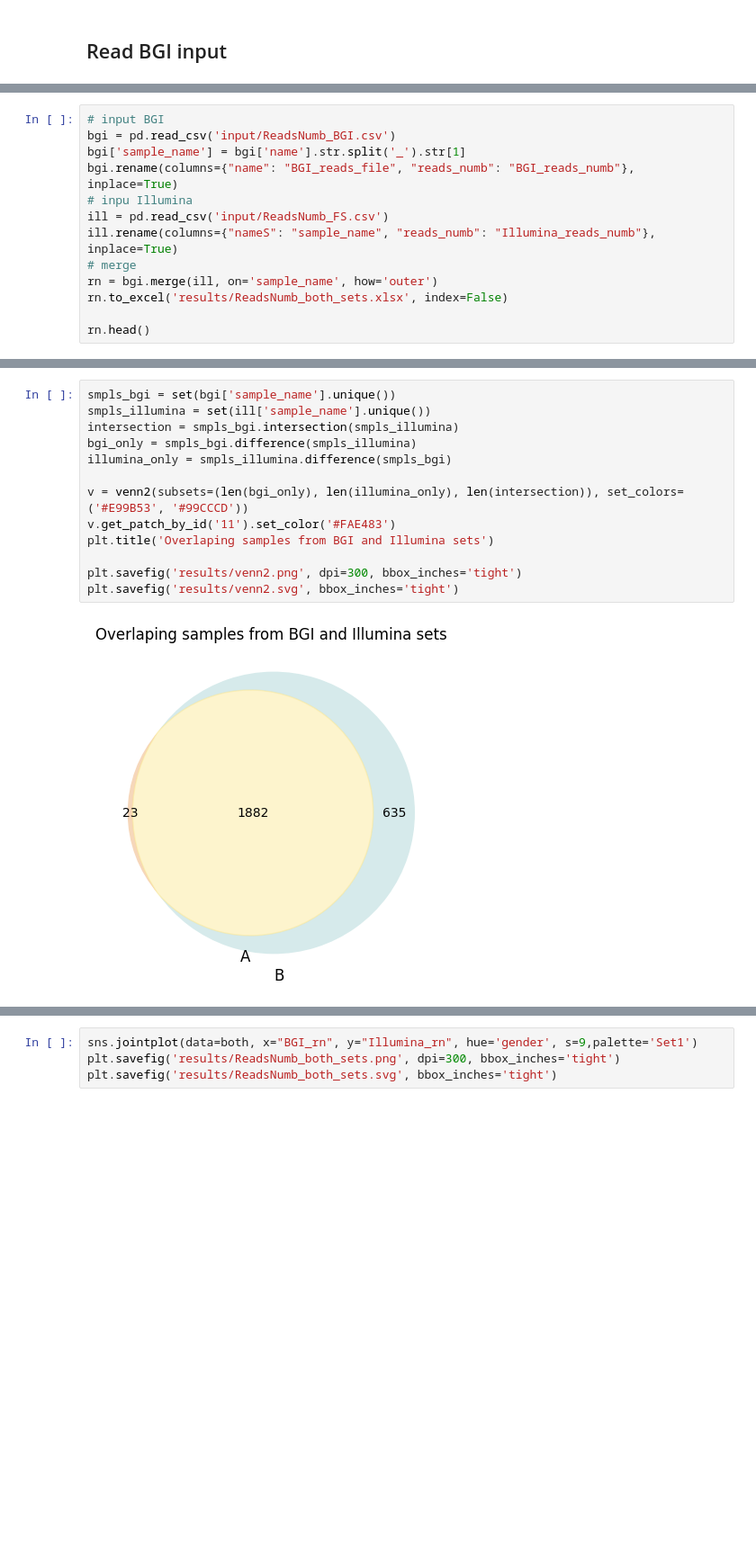
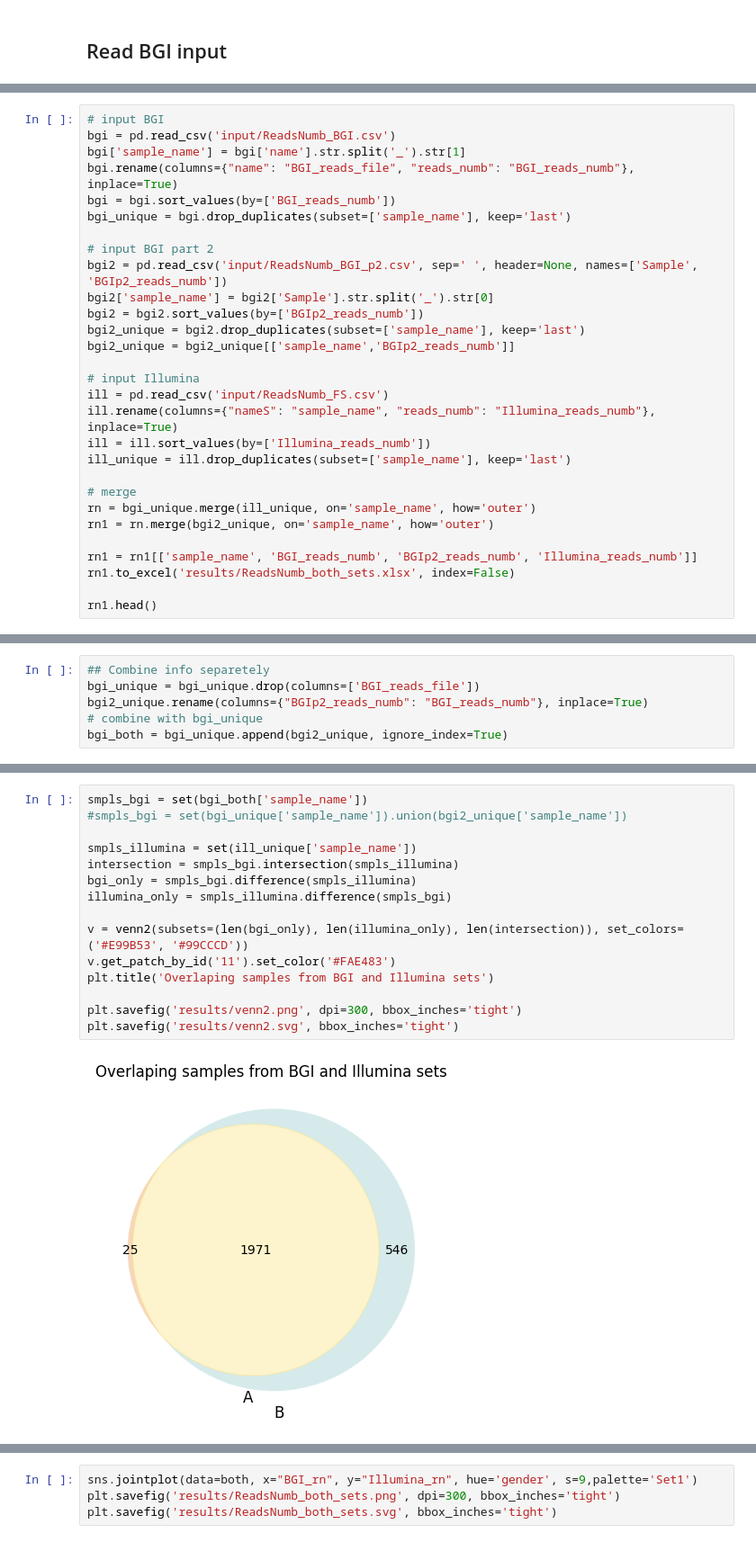
Before and after one commit to Chartiza/2023_TwoSamples_Sets, a Jupyter notebook: Two_sets.ipynb, the cells around one changed output, grey strips where cells are left out. Shown at 90% size. Cells and saved outputs as stored; diff of their text form; blank space fills up the shorter version.

```diff
--- a/Two_sets.ipynb
+++ b/Two_sets.ipynb
@@ -12,12 +14,28 @@ from matplotlib_venn import venn2
 bgi = pd.read_csv('input/ReadsNumb_BGI.csv')
 bgi['sample_name'] = bgi['name'].str.split('_').str[1]
 bgi.rename(columns={"name": "BGI_reads_file", "reads_numb": "BGI_reads_numb"}, inplace=True)
-# inpu Illumina
+bgi = bgi.sort_values(by=['BGI_reads_numb'])
+bgi_unique = bgi.drop_duplicates(subset=['sample_name'], keep='last')
+
+# input BGI part 2
+bgi2 = pd.read_csv('input/ReadsNumb_BGI_p2.csv', sep=' ', header=None, names=['Sample', 'BGIp2_reads_numb'])
+bgi2['sample_name'] = bgi2['Sample'].str.split('_').str[0]
+bgi2 = bgi2.sort_values(by=['BGIp2_reads_numb'])
+bgi2_unique = bgi2.drop_duplicates(subset=['sample_name'], keep='last')
+bgi2_unique = bgi2_unique[['sample_name','BGIp2_reads_numb']]
+
+# input Illumina
 ill = pd.read_csv('input/ReadsNumb_FS.csv')
 ill.rename(columns={"nameS": "sample_name", "reads_numb": "Illumina_reads_numb"}, inplace=True)
+ill = ill.sort_values(by=['Illumina_reads_numb'])
+ill_unique = ill.drop_duplicates(subset=['sample_name'], keep='last')
+
 # merge
-rn = bgi.merge(ill, on='sample_name', how='outer')
-rn.to_excel('results/ReadsNumb_both_sets.xlsx', index=False)
+rn = bgi_unique.merge(ill_unique, on='sample_name', how='outer')
+rn1 = rn.merge(bgi2_unique, on='sample_name', how='outer')
 
-rn.head()
+rn1 = rn1[['sample_name', 'BGI_reads_numb', 'BGIp2_reads_numb', 'Illumina_reads_numb']]
+rn1.to_excel('results/ReadsNumb_both_sets.xlsx', index=False)
+
+rn1.head()
 # %% [output]
@@ -38,0 +50,6 @@ bgi.tail()
+# %%
+## Combine info separetely
+bgi_unique = bgi_unique.drop(columns=['BGI_reads_file'])
+bgi2_unique.rename(columns={"BGIp2_reads_numb": "BGI_reads_numb"}, inplace=True)
+# combine with bgi_unique
+bgi_both = bgi_unique.append(bgi2_unique, ignore_index=True)
@@ -39,15 +75,17 @@ bgi.tail()
 # %%
-smpls_bgi = set(bgi['sample_name'].unique())
-smpls_illumina = set(ill['sample_name'].unique())
+smpls_bgi = set(bgi_both['sample_name'])
+#smpls_bgi = set(bgi_unique['sample_name']).union(bgi2_unique['sample_name'])
+
+smpls_illumina = set(ill_unique['sample_name'])
 intersection = smpls_bgi.intersection(smpls_illumina)
 bgi_only = smpls_bgi.difference(smpls_illumina)
 illumina_only = smpls_illumina.difference(smpls_bgi)
 
 v = venn2(subsets=(len(bgi_only), len(illumina_only), len(intersection)), set_colors=('#E99B53', '#99CCCD'))
 v.get_patch_by_id('11').set_color('#FAE483')
 plt.title('Overlaping samples from BGI and Illumina sets')
 
 plt.savefig('results/venn2.png', dpi=300, bbox_inches='tight')
 plt.savefig('results/venn2.svg', bbox_inches='tight')
 # %% [output]
-[figure, old version]
+[figure, new version]
```
Also changed, not shown: parts of 16 cells of this notebook, 7 other files.
